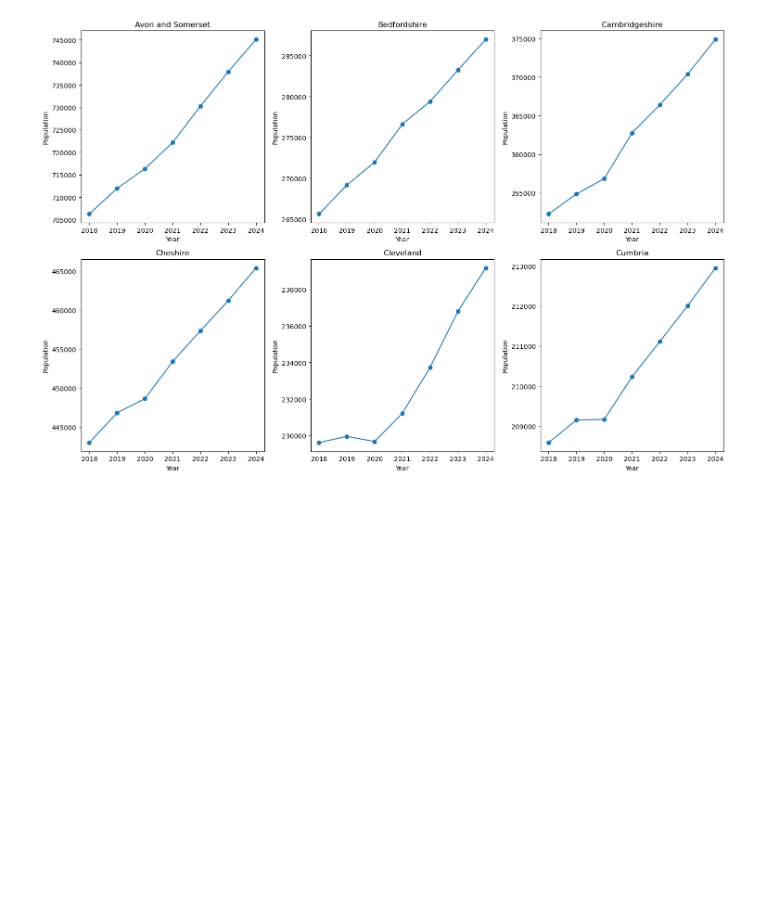
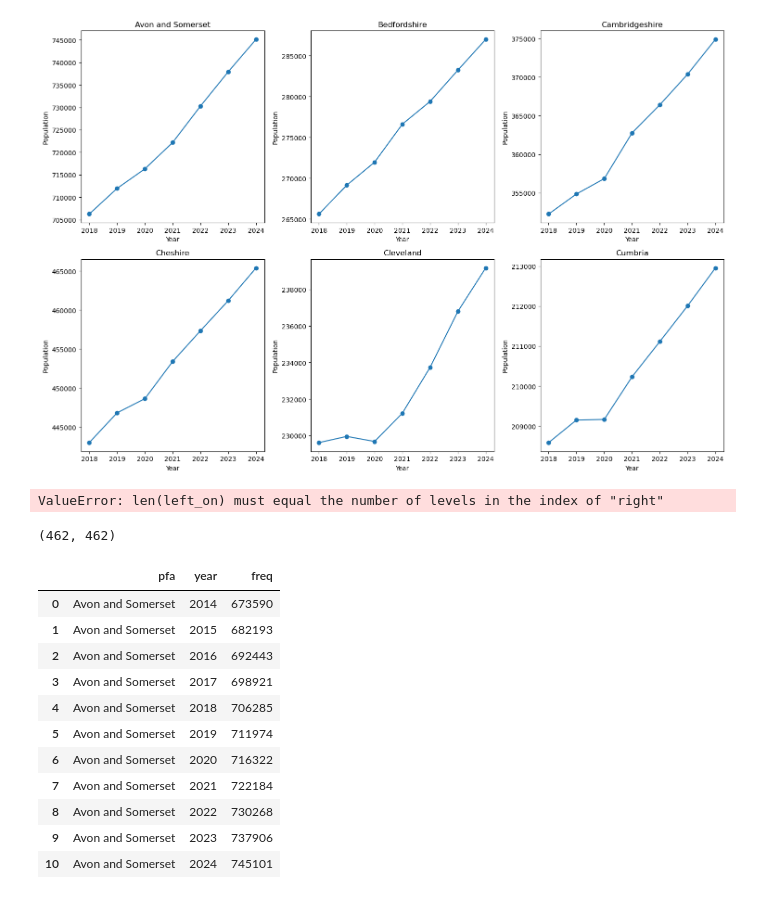
Before and after one commit to Prison-Reform-Trust/womens-imprisonment-PFA, a Jupyter notebook: notebooks/processing_data/1.7-ah-combine-custody-pfa-population.ipynb, the cells around one changed output. Saved outputs shown, nothing was run; the diff lists cells and outputs as text; code cells hidden in the pictures; blank space fills up the shorter version.

```diff
--- a/notebooks/processing_data/1.7-ah-combine-custody-pfa-population.ipynb
+++ b/notebooks/processing_data/1.7-ah-combine-custody-pfa-population.ipynb
@@ -424,3 +424,26 @@ plt.show()
 Population data year range: 2014 to 2024
 Custody data year range: 2014 to 2024
 [figure]
+# %%
+extended_population_data.join(custody_data, on=['pfa', 'year'], how='left', rsuffix='_custody')
+# %% [output]
+ValueError: len(left_on) must equal the number of levels in the index of "right"
+# %%
+len(extended_population_data), len(custody_data)
+# %% [output]
+(462, 462)
+# %%
+extended_population_data.head(11)
+# %% [output]
+|  | pfa | year | freq |
+| 0 | Avon and Somerset | 2014 | 673590 |
+| 1 | Avon and Somerset | 2015 | 682193 |
+| 2 | Avon and Somerset | 2016 | 692443 |
+| 3 | Avon and Somerset | 2017 | 698921 |
+| 4 | Avon and Somerset | 2018 | 706285 |
+| 5 | Avon and Somerset | 2019 | 711974 |
+| 6 | Avon and Somerset | 2020 | 716322 |
+| 7 | Avon and Somerset | 2021 | 722184 |
+| 8 | Avon and Somerset | 2022 | 730268 |
+| 9 | Avon and Somerset | 2023 | 737906 |
+| 10 | Avon and Somerset | 2024 | 745101 |
```
Also changed, not shown: parts of 6 cells of this notebook, 2 other files.
